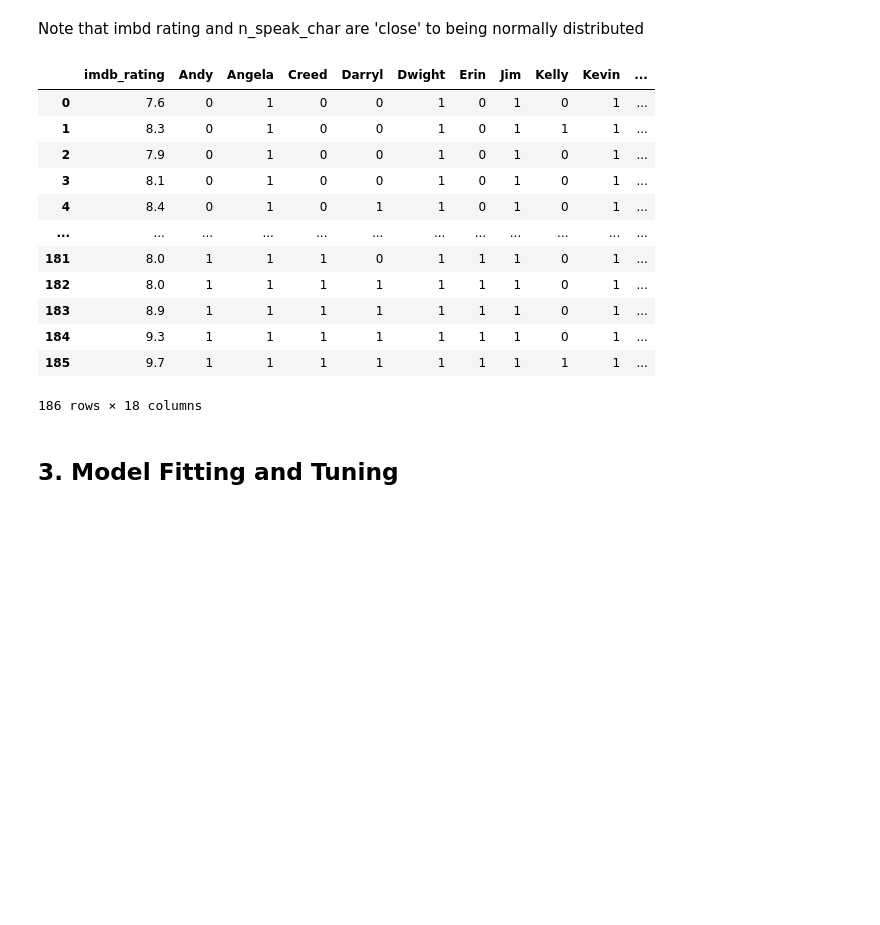
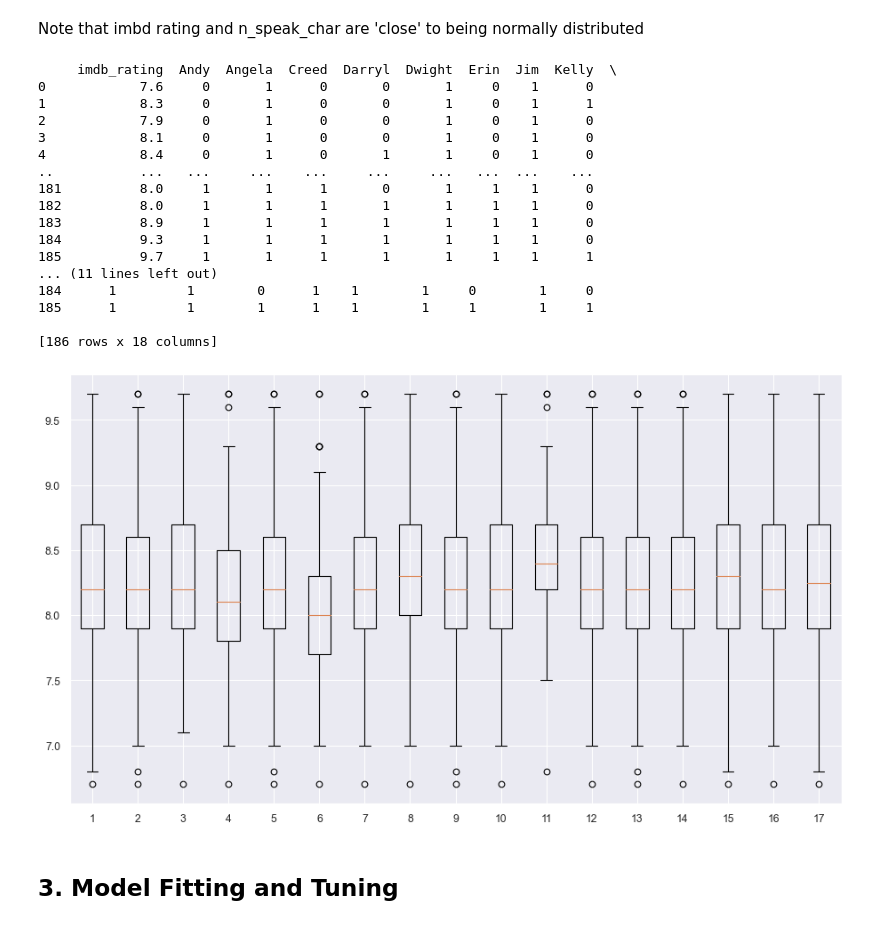
Before and after one commit to aidangarrity/MachineLearningProj1, a Jupyter notebook: project1.ipynb, the cells around one changed output. Saved outputs shown, nothing was run; the diff lists cells and outputs as text; code cells hidden in the pictures; blank space fills up the shorter version.

Commit message:
Boxplots

```diff
--- a/project1.ipynb
+++ b/project1.ipynb
@@ -133,26 +138,37 @@ Note that imbd rating and n_speak_char are 'close' to being normally distributed
 # %%
 # Investigating effect of characters on imdb rating
 chars = data['main_chars']
 chars = chars.str.split(';', expand = False)
 chars = pd.get_dummies(chars.apply(pd.Series).stack()).sum(level=0)
 
 chars2 = pd.merge(data['imdb_rating'], chars, left_index=True, right_index=True)
-chars2
-# Dont know what to do with this now.
+print(chars2)
+
+plotting=[]
+for character in chars:
+    condition = character + '==1'
+    plotting.append(chars2.query(condition)['imdb_rating'])
+plt.boxplot(plotting)
+plt.show()
 # %% [output]
-|  | imdb_rating | Andy | Angela | Creed | Darryl | Dwight | Erin | Jim | Kelly | Kevin | ... |
-| 0 | 7.6 | 0 | 1 | 0 | 0 | 1 | 0 | 1 | 0 | 1 | ... |
-| 1 | 8.3 | 0 | 1 | 0 | 0 | 1 | 0 | 1 | 1 | 1 | ... |
-| 2 | 7.9 | 0 | 1 | 0 | 0 | 1 | 0 | 1 | 0 | 1 | ... |
-| 3 | 8.1 | 0 | 1 | 0 | 0 | 1 | 0 | 1 | 0 | 1 | ... |
-| 4 | 8.4 | 0 | 1 | 0 | 1 | 1 | 0 | 1 | 0 | 1 | ... |
-| ... | ... | ... | ... | ... | ... | ... | ... | ... | ... | ... | ... |
-| 181 | 8.0 | 1 | 1 | 1 | 0 | 1 | 1 | 1 | 0 | 1 | ... |
-| 182 | 8.0 | 1 | 1 | 1 | 1 | 1 | 1 | 1 | 0 | 1 | ... |
-| 183 | 8.9 | 1 | 1 | 1 | 1 | 1 | 1 | 1 | 0 | 1 | ... |
-| 184 | 9.3 | 1 | 1 | 1 | 1 | 1 | 1 | 1 | 0 | 1 | ... |
-| 185 | 9.7 | 1 | 1 | 1 | 1 | 1 | 1 | 1 | 1 | 1 | ... |
-186 rows × 18 columns
+     imdb_rating  Andy  Angela  Creed  Darryl  Dwight  Erin  Jim  Kelly  \
+0            7.6     0       1      0       0       1     0    1      0
+1            8.3     0       1      0       0       1     0    1      1
+2            7.9     0       1      0       0       1     0    1      0
+3            8.1     0       1      0       0       1     0    1      0
+4            8.4     0       1      0       1       1     0    1      0
+..           ...   ...     ...    ...     ...     ...   ...  ...    ...
+181          8.0     1       1      1       0       1     1    1      0
+182          8.0     1       1      1       1       1     1    1      0
+183          8.9     1       1      1       1       1     1    1      0
+184          9.3     1       1      1       1       1     1    1      0
+185          9.7     1       1      1       1       1     1    1      1
+... (11 lines left out)
+184      1         1        0      1    1        1     0        1     0
+185      1         1        1      1    1        1     1        1     1
+
+[186 rows x 18 columns]
+[figure, added]
 # %% [markdown]
 ## 3. Model Fitting and Tuning
 # %% [markdown]
```
Also changed, not shown: parts of 2 cells of this notebook.
